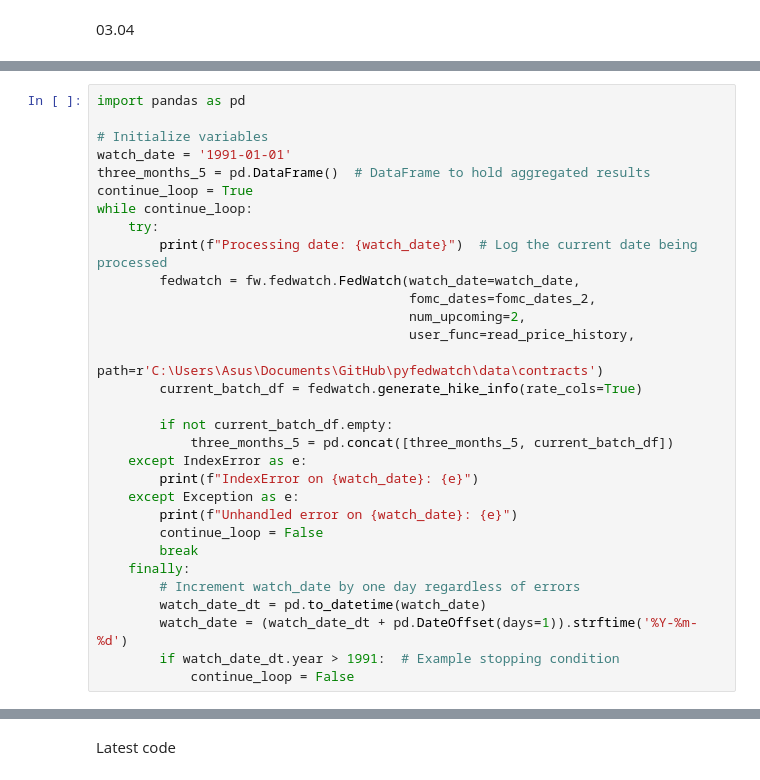
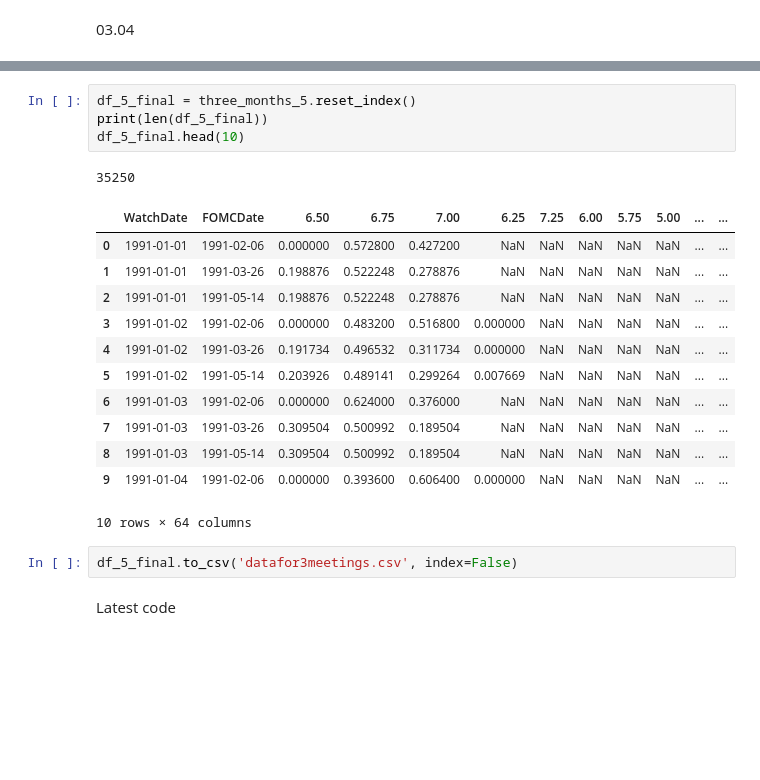
Before and after one commit to baksben/pyfedwatch, a Jupyter notebook: notebooks/Ben's_copy.ipynb, the cells around one changed output, grey strips where cells are left out. Cells and saved outputs as stored; diff of their text form; blank space fills up the shorter version.

```diff
--- a/notebooks/Ben's_copy.ipynb
+++ b/notebooks/Ben's_copy.ipynb
@@ -614,31 +659,0 @@ three_months_5
-# %%
-import pandas as pd
-
-# Initialize variables
-watch_date = '1991-01-01'
-three_months_5 = pd.DataFrame()  # DataFrame to hold aggregated results
-continue_loop = True
-while continue_loop:
-    try:
-        print(f"Processing date: {watch_date}")  # Log the current date being processed
-        fedwatch = fw.fedwatch.FedWatch(watch_date=watch_date,
-                                        fomc_dates=fomc_dates_2,
-                                        num_upcoming=2,
-                                        user_func=read_price_history,
-                                        path=r'C:\Users\Asus\Documents\GitHub\pyfedwatch\data\contracts')
-        current_batch_df = fedwatch.generate_hike_info(rate_cols=True)
-
-        if not current_batch_df.empty:
-            three_months_5 = pd.concat([three_months_5, current_batch_df])
-    except IndexError as e:
-        print(f"IndexError on {watch_date}: {e}")
-    except Exception as e:
-        print(f"Unhandled error on {watch_date}: {e}")
-        continue_loop = False
-        break
-    finally:
-        # Increment watch_date by one day regardless of errors
-        watch_date_dt = pd.to_datetime(watch_date)
-        watch_date = (watch_date_dt + pd.DateOffset(days=1)).strftime('%Y-%m-%d')
-        if watch_date_dt.year > 1991:  # Example stopping condition
-            continue_loop = False
@@ -680,3 +660,23 @@ three_months_5
+# %%
+df_5_final = three_months_5.reset_index()
+print(len(df_5_final))
+df_5_final.head(10)
+# %% [output]
+35250
+|  | WatchDate | FOMCDate | 6.50 | 6.75 | 7.00 | 6.25 | 7.25 | 6.00 | 5.75 | 5.00 | ... | ... |
+| 0 | 1991-01-01 | 1991-02-06 | 0.000000 | 0.572800 | 0.427200 | NaN | NaN | NaN | NaN | NaN | ... | ... |
+| 1 | 1991-01-01 | 1991-03-26 | 0.198876 | 0.522248 | 0.278876 | NaN | NaN | NaN | NaN | NaN | ... | ... |
+| 2 | 1991-01-01 | 1991-05-14 | 0.198876 | 0.522248 | 0.278876 | NaN | NaN | NaN | NaN | NaN | ... | ... |
+| 3 | 1991-01-02 | 1991-02-06 | 0.000000 | 0.483200 | 0.516800 | 0.000000 | NaN | NaN | NaN | NaN | ... | ... |
+| 4 | 1991-01-02 | 1991-03-26 | 0.191734 | 0.496532 | 0.311734 | 0.000000 | NaN | NaN | NaN | NaN | ... | ... |
+| 5 | 1991-01-02 | 1991-05-14 | 0.203926 | 0.489141 | 0.299264 | 0.007669 | NaN | NaN | NaN | NaN | ... | ... |
+| 6 | 1991-01-03 | 1991-02-06 | 0.000000 | 0.624000 | 0.376000 | NaN | NaN | NaN | NaN | NaN | ... | ... |
+| 7 | 1991-01-03 | 1991-03-26 | 0.309504 | 0.500992 | 0.189504 | NaN | NaN | NaN | NaN | NaN | ... | ... |
+| 8 | 1991-01-03 | 1991-05-14 | 0.309504 | 0.500992 | 0.189504 | NaN | NaN | NaN | NaN | NaN | ... | ... |
+| 9 | 1991-01-04 | 1991-02-06 | 0.000000 | 0.393600 | 0.606400 | 0.000000 | NaN | NaN | NaN | NaN | ... | ... |
+10 rows × 64 columns
+# %%
+df_5_final.to_csv('datafor3meetings.csv', index=False)
 # %% [markdown]
 Latest code
 # %%
```
Also changed, not shown: parts of 14 cells of this notebook, 4 other files.
